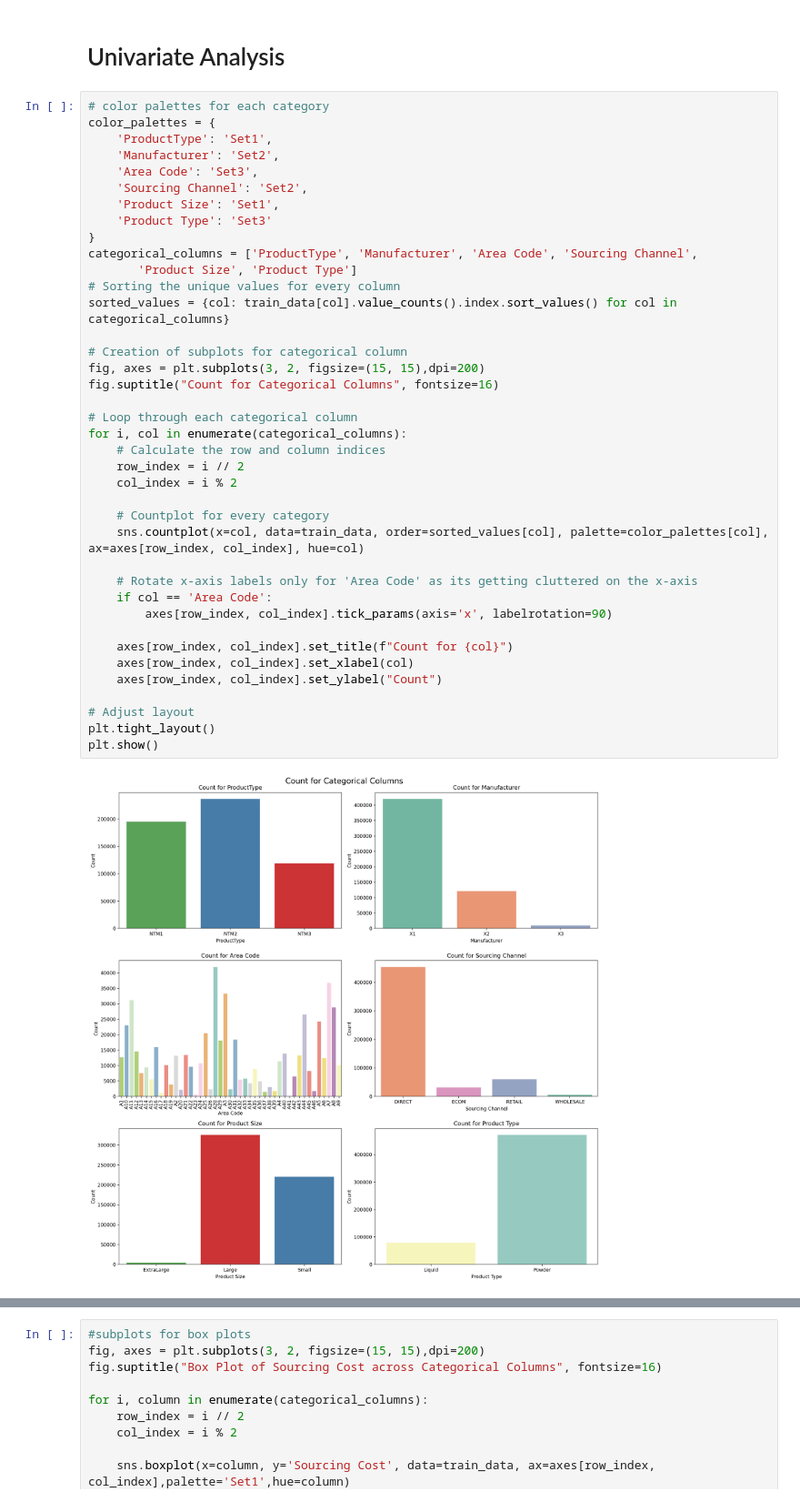
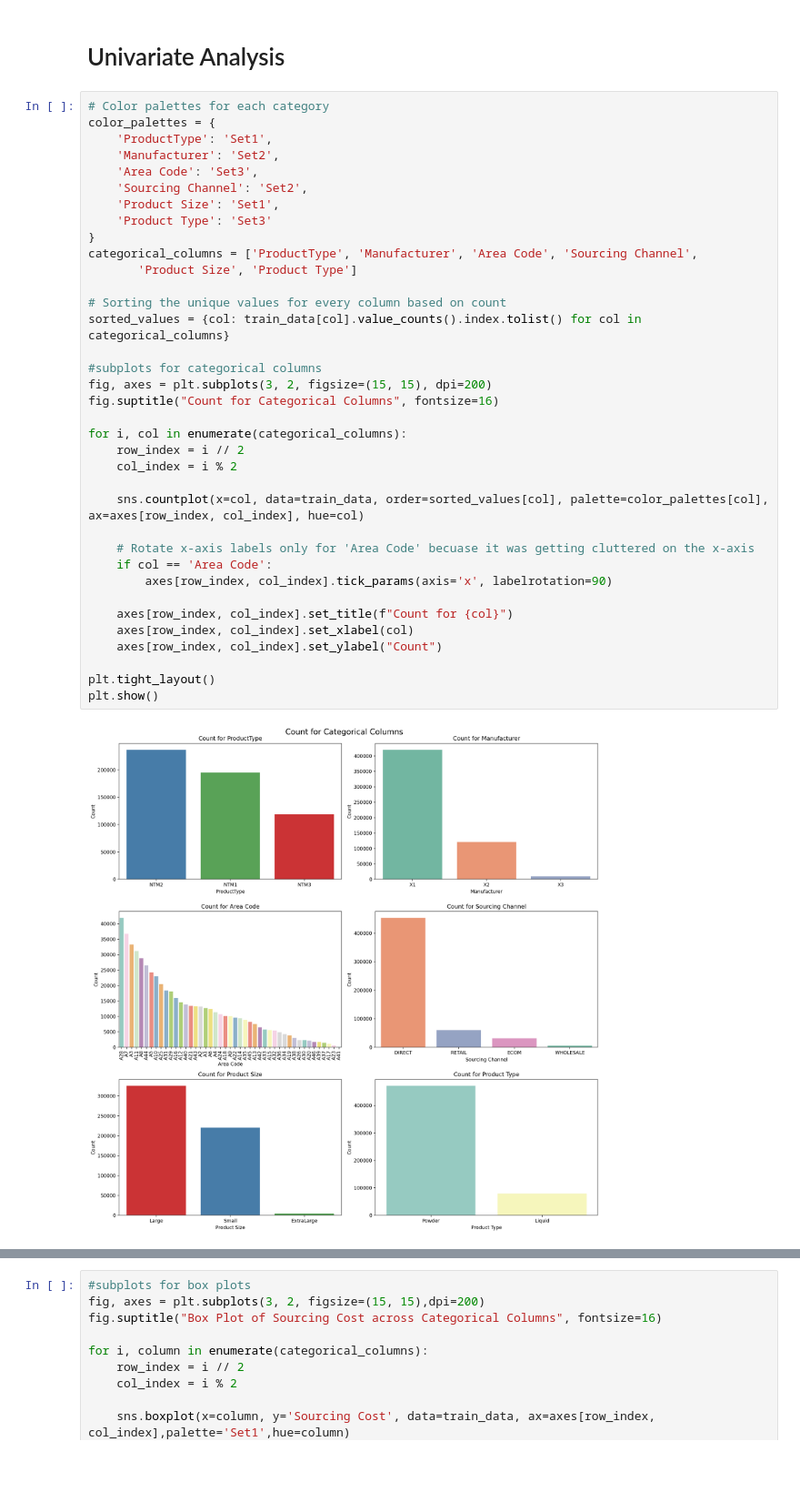
Before and after one commit to k-Rohit/AIML_Case-Study, a Jupyter notebook: Notebook/Kumar_Rohit_AIML_Assesment.ipynb, the cells around one changed output, grey strips where cells are left out. Shown at 91% size. Cells and saved outputs as stored; diff of their text form; blank space fills up the shorter version.

```diff
--- a/Notebook/Kumar_Rohit_AIML_Assesment.ipynb
+++ b/Notebook/Kumar_Rohit_AIML_Assesment.ipynb
@@ -271,46 +302,43 @@ train_data.duplicated().sum()
 # %% [markdown]
 # Univariate Analysis
 # %%
-# color palettes for each category
+# Color palettes for each category
 color_palettes = {
     'ProductType': 'Set1',
     'Manufacturer': 'Set2',
     'Area Code': 'Set3',
     'Sourcing Channel': 'Set2',
     'Product Size': 'Set1',
     'Product Type': 'Set3'
 }
 categorical_columns = ['ProductType', 'Manufacturer', 'Area Code', 'Sourcing Channel',
        'Product Size', 'Product Type']
-# Sorting the unique values for every column
-sorted_values = {col: train_data[col].value_counts().index.sort_values() for col in categorical_columns}
 
-# Creation of subplots for categorical column
-fig, axes = plt.subplots(3, 2, figsize=(15, 15),dpi=200)
+# Sorting the unique values for every column based on count
+sorted_values = {col: train_data[col].value_counts().index.tolist() for col in categorical_columns}
+
+#subplots for categorical columns
+fig, axes = plt.subplots(3, 2, figsize=(15, 15), dpi=200)
 fig.suptitle("Count for Categorical Columns", fontsize=16)
 
-# Loop through each categorical column
 for i, col in enumerate(categorical_columns):
-    # Calculate the row and column indices
     row_index = i // 2
     col_index = i % 2
 
-    # Countplot for every category
     sns.countplot(x=col, data=train_data, order=sorted_values[col], palette=color_palettes[col], ax=axes[row_index, col_index], hue=col)
 
-    # Rotate x-axis labels only for 'Area Code' as its getting cluttered on the x-axis
+    # Rotate x-axis labels only for 'Area Code' becuase it was getting cluttered on the x-axis
     if col == 'Area Code':
         axes[row_index, col_index].tick_params(axis='x', labelrotation=90)
 
     axes[row_index, col_index].set_title(f"Count for {col}")
     axes[row_index, col_index].set_xlabel(col)
     axes[row_index, col_index].set_ylabel("Count")
 
-# Adjust layout
 plt.tight_layout()
 plt.show()
 # %% [output]
-[figure, old version]
+[figure, new version]
 # %% [markdown]
 ***Interpretation*** -
 
```
Also changed, not shown: parts of 72 cells of this notebook.
